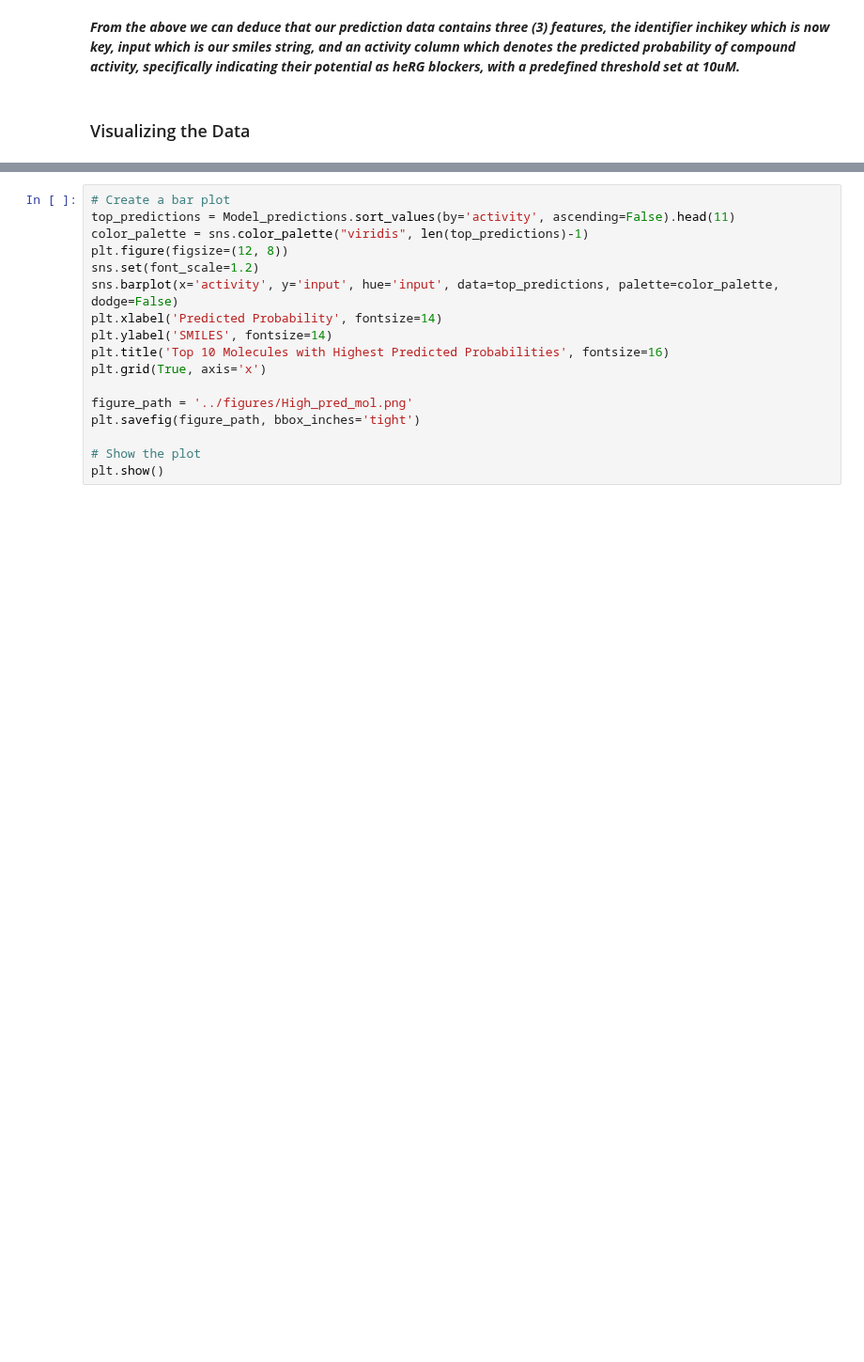
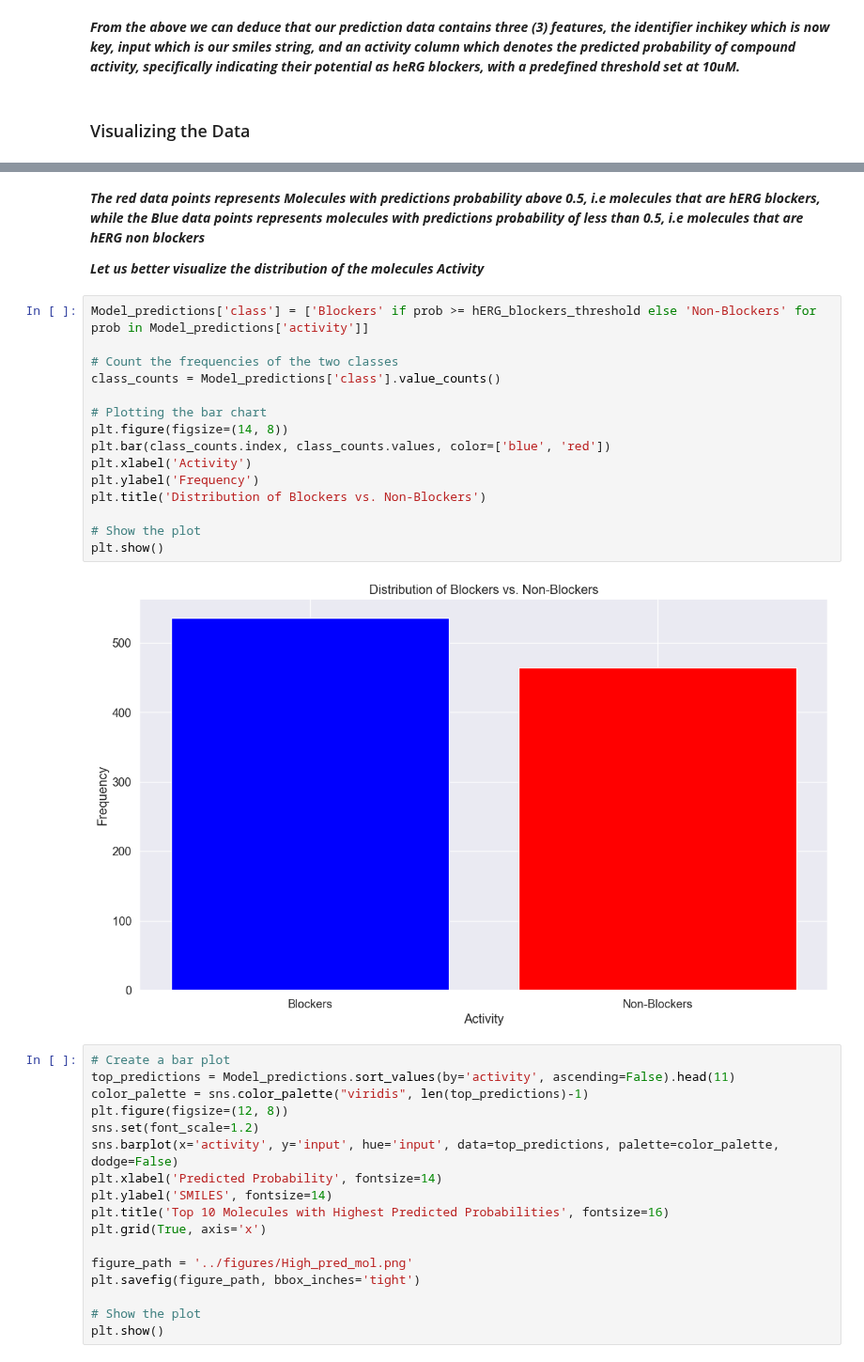
Before and after one commit to Malikbadmus/model-validation-eos30f3, a Jupyter notebook: notebooks/00_model_bias.ipynb, the cells around one changed output, grey strips where cells are left out. Shown at 94% size. Drawn from its saved outputs; the diff is of its cells as text; blank space fills up the shorter version.

```diff
--- a/notebooks/00_model_bias.ipynb
+++ b/notebooks/00_model_bias.ipynb
@@ -243,3 +250,24 @@ No artists with labels found to put in legend.  Note that artists whose label st
+# %% [markdown]
+***The red data points represents Molecules with predictions probability above 0.5, i.e molecules that are hERG blockers, while the Blue data points represents molecules with predictions probability of less than 0.5, i.e molecules that are hERG non blockers***
+
+***Let us better visualize the distribution of the molecules Activity***
+# %%
+Model_predictions['class'] = ['Blockers' if prob >= hERG_blockers_threshold else 'Non-Blockers' for prob in Model_predictions['activity']]
+
+# Count the frequencies of the two classes
+class_counts = Model_predictions['class'].value_counts()
+
+# Plotting the bar chart
+plt.figure(figsize=(14, 8))
+plt.bar(class_counts.index, class_counts.values, color=['blue', 'red'])
+plt.xlabel('Activity')
+plt.ylabel('Frequency')
+plt.title('Distribution of Blockers vs. Non-Blockers')
+
+# Show the plot
+plt.show()
+# %% [output]
+[figure, added]
 # %%
 # Create a bar plot
 top_predictions = Model_predictions.sort_values(by='activity', ascending=False).head(11)
```
Also changed, not shown: parts of 11 cells of this notebook, 3 other files.
